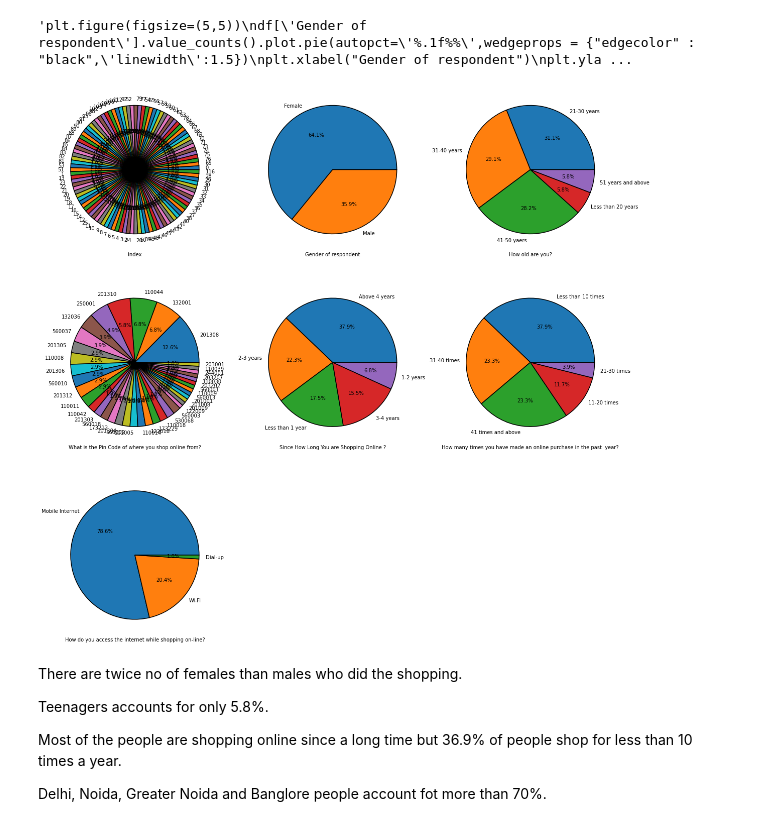
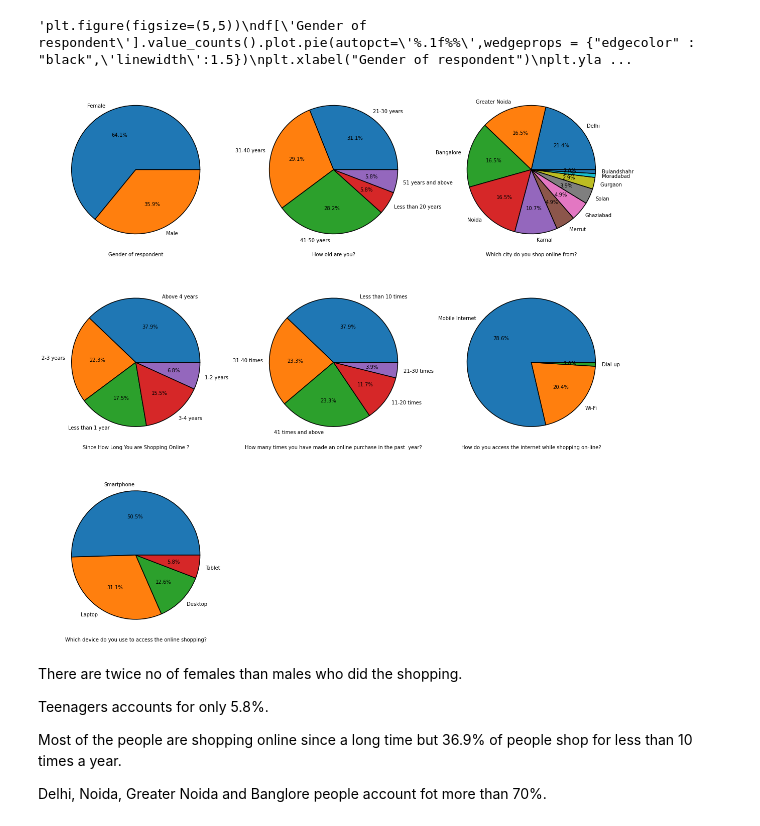
Before and after one commit to Guptaji97/INTERNSHIP, a Jupyter notebook: Projects/E-commerce.ipynb, the cells around one changed output. Drawn from its saved outputs; the diff is of its cells as text; code cells hidden in the pictures.

```diff
--- a/Projects/E-commerce.ipynb
+++ b/Projects/E-commerce.ipynb
@@ -261,18 +261,18 @@ plt.show()'''
 # %%
 plt.figure(figsize=(20,20))
 #ax,fig= plt.subplot()
 col=df.columns.values
 c=1
-for i in range (8):
-    if i==3:
+for i in range (1,9):
+    if i==4:
         continue
     plt.subplot(3,3,c)
     df[col[i]].value_counts().plot.pie(autopct='%.1f%%', wedgeprops={"edgecolor" : "black",'linewidth':1.5})
     plt.xlabel(col[i])
     plt.ylabel("")
     c+=1
 # %% [output]
-[figure, old version]
+[figure, new version]
 # %% [markdown]
 There are twice no of females than males who did the shopping.
 
```
Also changed, not shown: parts of 10 cells of this notebook.
